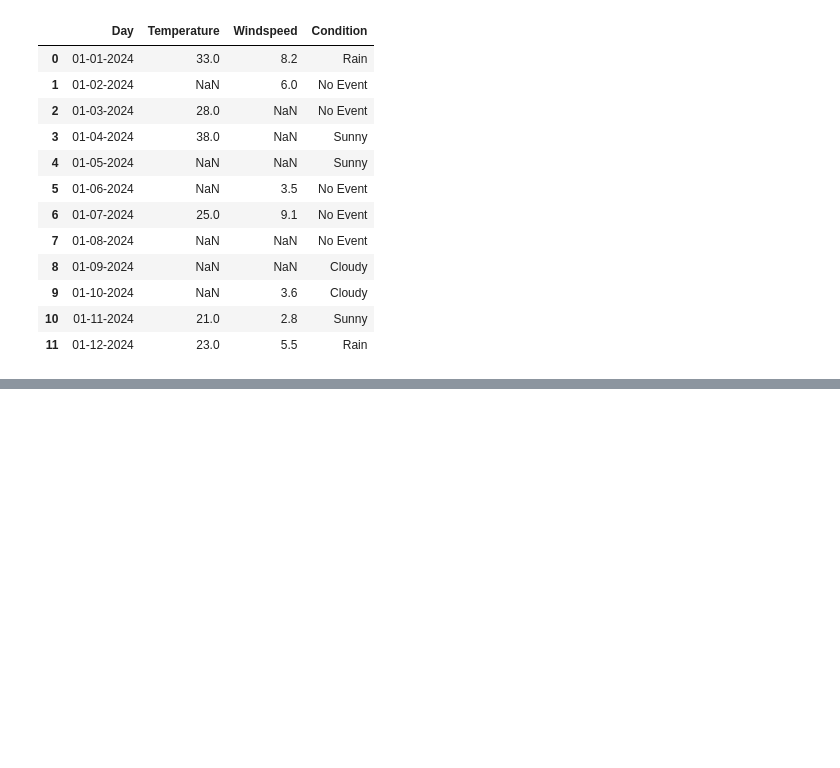
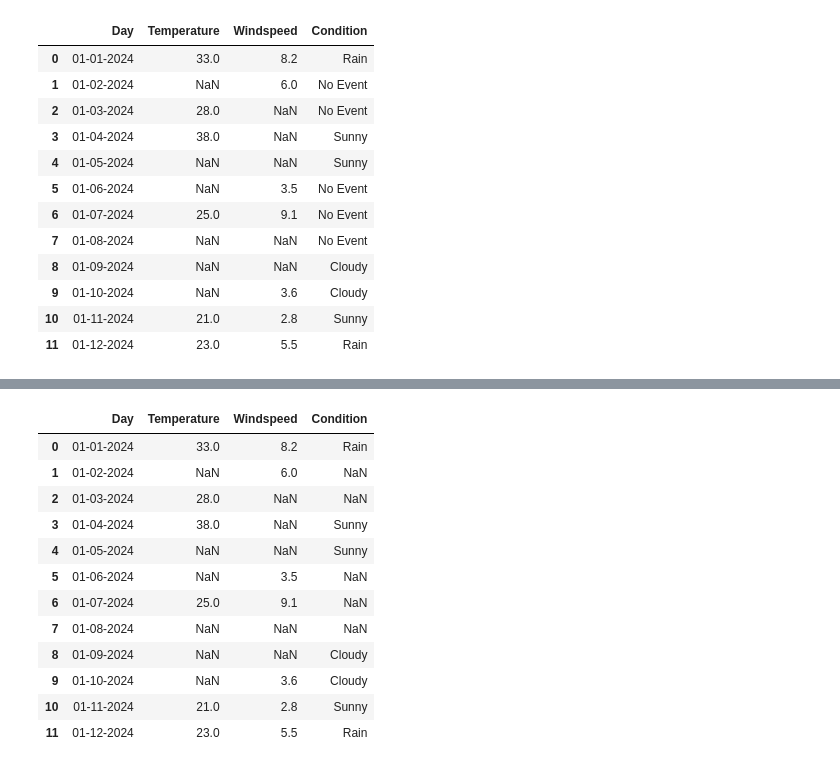
Before and after one commit to Gani25/python_weekend_b1, a Jupyter notebook: pandas/4_handling_null_more_example/handling_null.ipynb, the cells around one changed output, grey strips where cells are left out. Drawn from its saved outputs; the diff is of its cells as text; code cells hidden in the pictures; blank space fills up the shorter version.

```diff
--- a/pandas/4_handling_null_more_example/handling_null.ipynb
+++ b/pandas/4_handling_null_more_example/handling_null.ipynb
@@ -155,3 +155,5 @@ df_weather
 | 9 | 01-10-2024 | NaN | 3.6 | Cloudy |
 | 10 | 01-11-2024 | 21.0 | 2.8 | Sunny |
 | 11 | 01-12-2024 | 23.0 | 5.5 | Rain |
+# %%
+df_weather = pd.read_csv("./weather_info.csv")
@@ -157,0 +176,20 @@ df_weather
+# %%
+df_weather.replace(to_replace={
+    "Temperature":[88888,-99999, 99999],
+    "Windspeed":[88888,-99999, 99999],
+    "Condition":"No Event"
+}, value= np.nan)
+# %% [output]
+|  | Day | Temperature | Windspeed | Condition |
+| 0 | 01-01-2024 | 33.0 | 8.2 | Rain |
+| 1 | 01-02-2024 | NaN | 6.0 | NaN |
+| 2 | 01-03-2024 | 28.0 | NaN | NaN |
+| 3 | 01-04-2024 | 38.0 | NaN | Sunny |
+| 4 | 01-05-2024 | NaN | NaN | Sunny |
+| 5 | 01-06-2024 | NaN | 3.5 | NaN |
+| 6 | 01-07-2024 | 25.0 | 9.1 | NaN |
+| 7 | 01-08-2024 | NaN | NaN | NaN |
+| 8 | 01-09-2024 | NaN | NaN | Cloudy |
+| 9 | 01-10-2024 | NaN | 3.6 | Cloudy |
+| 10 | 01-11-2024 | 21.0 | 2.8 | Sunny |
+| 11 | 01-12-2024 | 23.0 | 5.5 | Rain |
```
Also changed, not shown: parts of 7 cells of this notebook.
